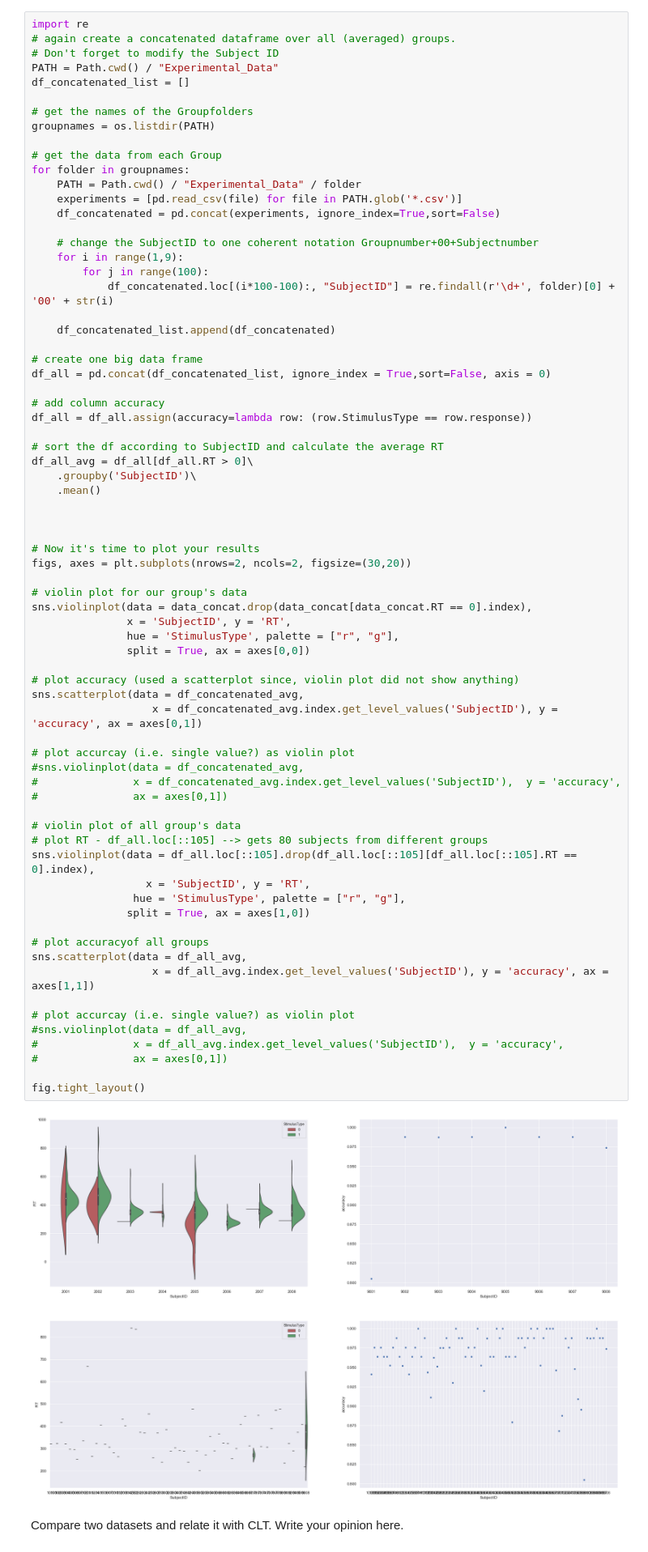
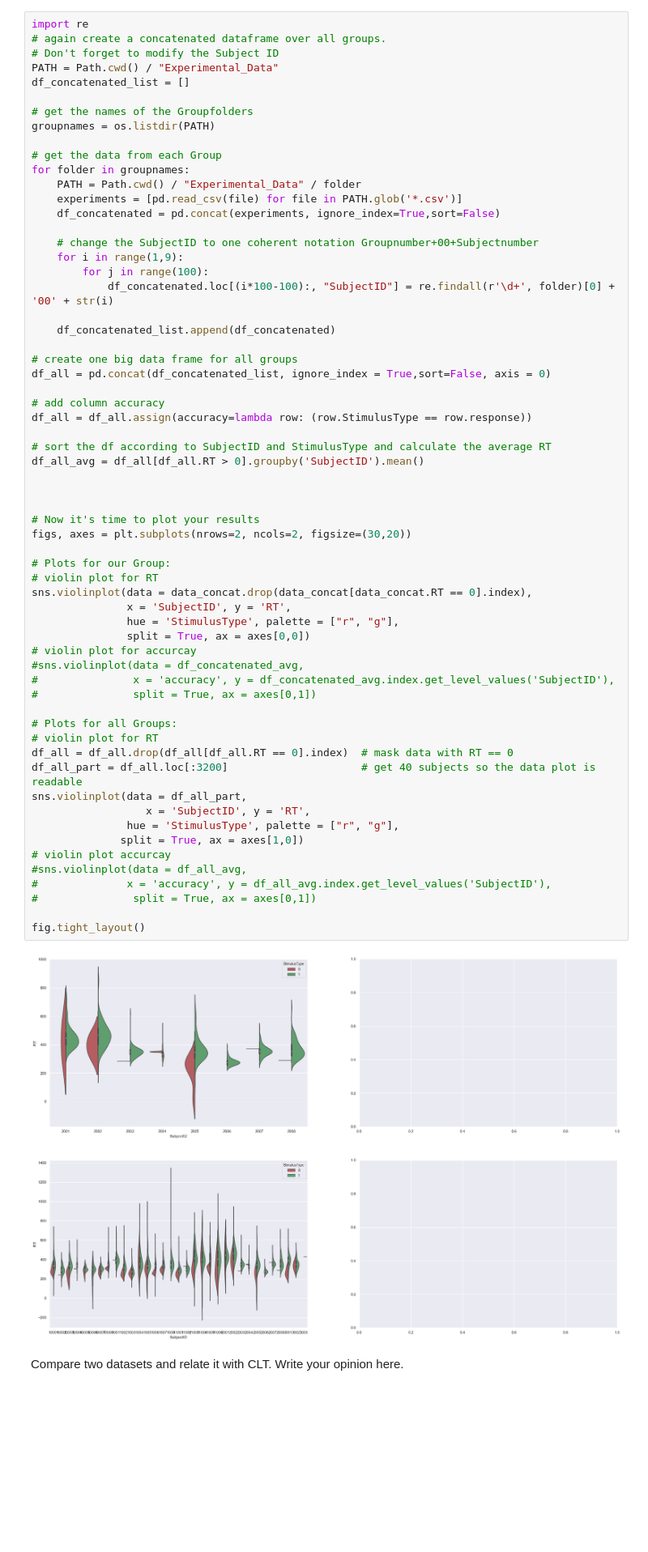
Before and after one commit to NBP-ACC/week-4-acc_2, a Jupyter notebook: sheet02.ipynb, the cells around one changed output. Shown: that part at 81% size. Saved outputs shown, nothing was run; the diff lists cells and outputs as text; blank space fills up the shorter version.

```diff
--- a/sheet02.ipynb
+++ b/sheet02.ipynb
@@ -181,7 +182,7 @@ e.g) 3002 for the second subject of the third group.
 - Do you see any difference between the first column and the second column? What does this tell us about the central limit theorem (CLT) ?
 # %%
 import re
-# again create a concatenated dataframe over all (averaged) groups.
+# again create a concatenated dataframe over all groups.
 # Don't forget to modify the Subject ID
 PATH = Path.cwd() / "Experimental_Data"
 df_concatenated_list = []
@@ -196,62 +197,53 @@ for folder in groupnames:
     df_concatenated = pd.concat(experiments, ignore_index=True,sort=False)
 
     # change the SubjectID to one coherent notation Groupnumber+00+Subjectnumber
     for i in range(1,9):
         for j in range(100):
             df_concatenated.loc[(i*100-100):, "SubjectID"] = re.findall(r'\d+', folder)[0] + '00' + str(i)
 
     df_concatenated_list.append(df_concatenated)
 
-# create one big data frame
+# create one big data frame for all groups
 df_all = pd.concat(df_concatenated_list, ignore_index = True,sort=False, axis = 0)
 
 # add column accuracy
 df_all = df_all.assign(accuracy=lambda row: (row.StimulusType == row.response))
 
-# sort the df according to SubjectID and calculate the average RT
-df_all_avg = df_all[df_all.RT > 0]\
-    .groupby('SubjectID')\
-    .mean()
+# sort the df according to SubjectID and StimulusType and calculate the average RT
+df_all_avg = df_all[df_all.RT > 0].groupby('SubjectID').mean()
 
 
 
 # Now it's time to plot your results
 figs, axes = plt.subplots(nrows=2, ncols=2, figsize=(30,20))
 
-# violin plot for our group's data
+# Plots for our Group:
+# violin plot for RT
 sns.violinplot(data = data_concat.drop(data_concat[data_concat.RT == 0].index),
                x = 'SubjectID', y = 'RT',
                hue = 'StimulusType', palette = ["r", "g"],
                split = True, ax = axes[0,0])
+# violin plot for accurcay
+#sns.violinplot(data = df_concatenated_avg,
+#               x = 'accuracy', y = df_concatenated_avg.index.get_level_values('SubjectID'),
+#               split = True, ax = axes[0,1])
 
-# plot accuracy (used a scatterplot since, violin plot did not show anything)
-sns.scatterplot(data = df_concatenated_avg,
-                   x = df_concatenated_avg.index.get_level_values('SubjectID'), y = 'accuracy', ax = axes[0,1])
-
-# plot accurcay (i.e. single value?) as violin plot
-#sns.violinplot(data = df_concatenated_avg,
-#               x = df_concatenated_avg.index.get_level_values('SubjectID'),  y = 'accuracy',
-#               ax = axes[0,1])
-
-# violin plot of all group's data
-# plot RT - df_all.loc[::105] --> gets 80 subjects from different groups
-sns.violinplot(data = df_all.loc[::105].drop(df_all.loc[::105][df_all.loc[::105].RT == 0].index),
+# Plots for all Groups:
+# violin plot for RT
+df_all = df_all.drop(df_all[df_all.RT == 0].index)  # mask data with RT == 0
+df_all_part = df_all.loc[:3200]                     # get 40 subjects so the data plot is readable
+sns.violinplot(data = df_all_part,
                   x = 'SubjectID', y = 'RT',
-                hue = 'StimulusType', palette = ["r", "g"],
-               split = True, ax = axes[1,0])
-
-# plot accuracyof all groups
-sns.scatterplot(data = df_all_avg,
-                   x = df_all_avg.index.get_level_values('SubjectID'), y = 'accuracy', ax = axes[1,1])
-
-# plot accurcay (i.e. single value?) as violin plot
+               hue = 'StimulusType', palette = ["r", "g"],
+              split = True, ax = axes[1,0])
+# violin plot accurcay
 #sns.violinplot(data = df_all_avg,
-#               x = df_all_avg.index.get_level_values('SubjectID'),  y = 'accuracy',
-#               ax = axes[0,1])
+#              x = 'accuracy', y = df_all_avg.index.get_level_values('SubjectID'),
+#               split = True, ax = axes[0,1])
 
 fig.tight_layout()
 # %% [output]
-[figure, old version]
+[figure, new version]
 # %% [markdown]
 Compare two datasets and relate it with CLT. Write your opinion here.
 # %% [markdown]
```
Also changed, not shown: parts of 3 cells of this notebook.
